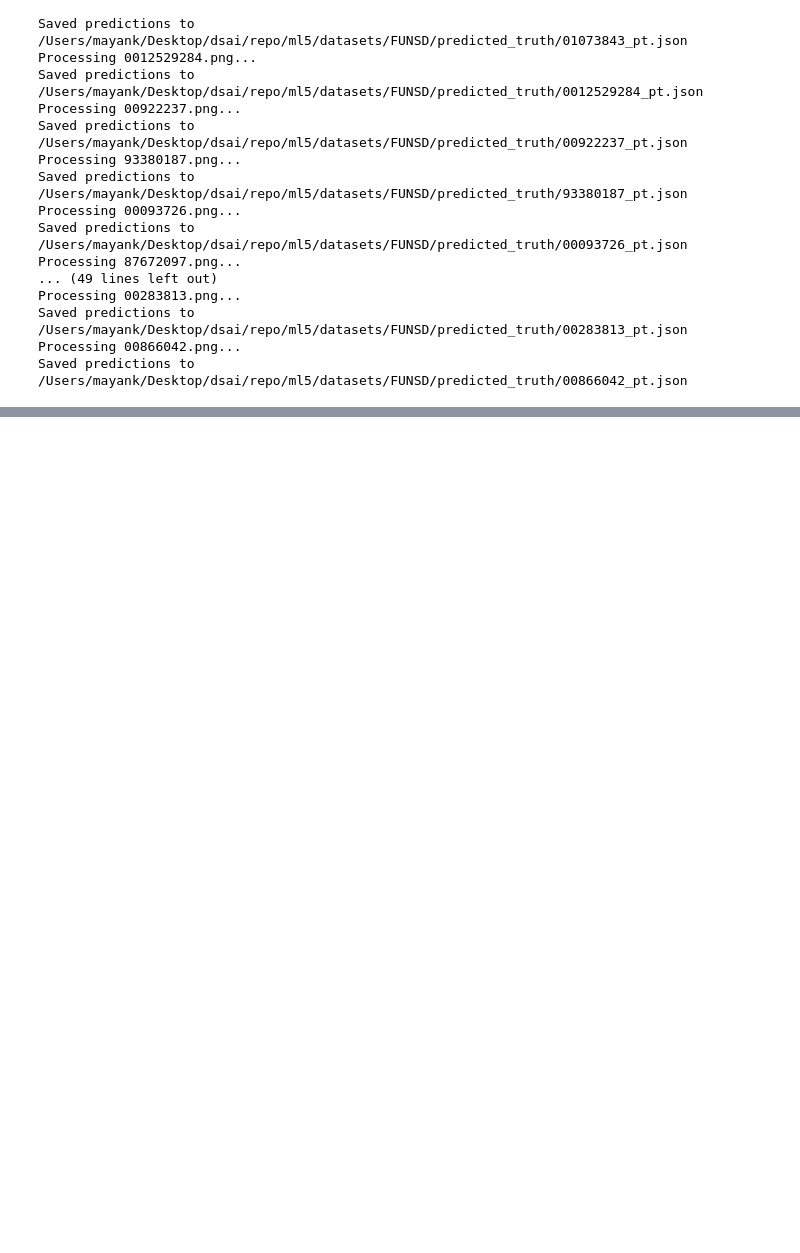
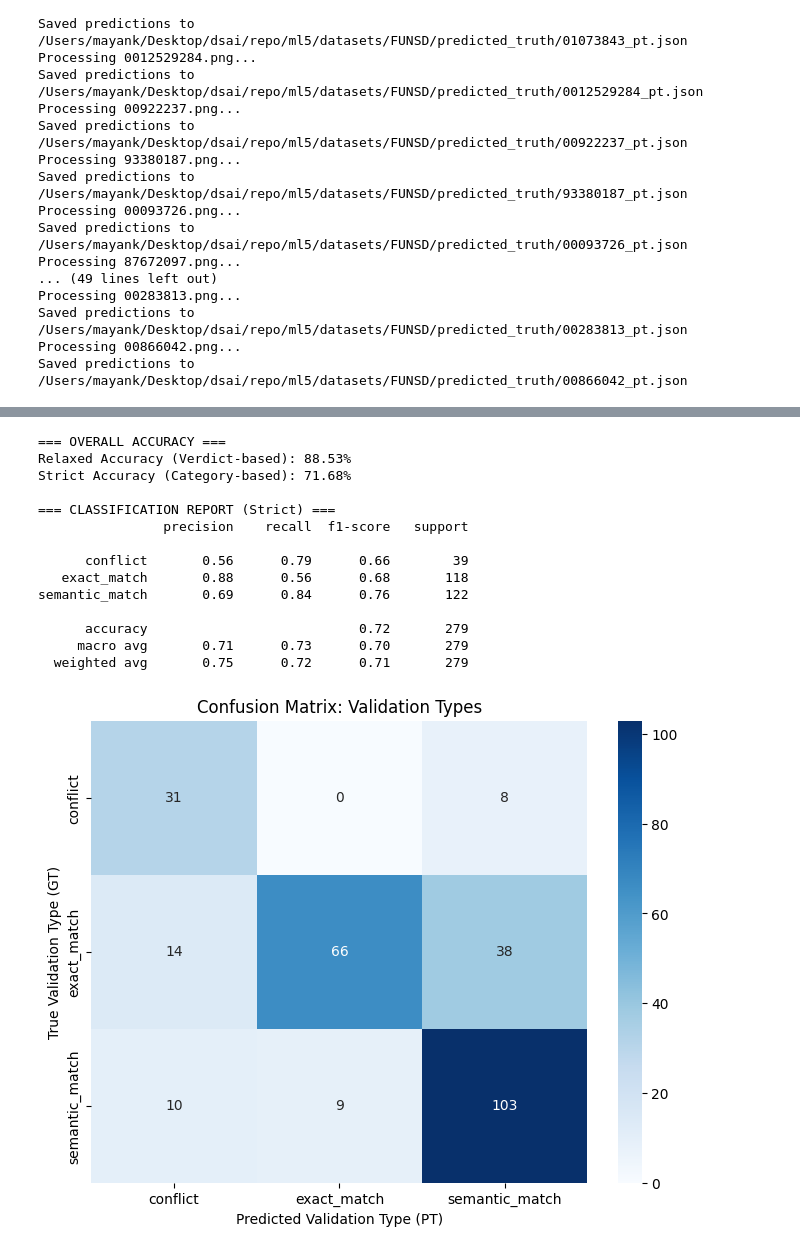
Before and after one commit to mayank160920/Group-11-DS-and-AI-Lab-Project, a Jupyter notebook: eval_funsd.ipynb, the cells around one changed output, grey strips where cells are left out. Drawn from its saved outputs; the diff is of its cells as text; code cells hidden in the pictures; blank space fills up the shorter version.

```diff
--- a/eval_funsd.ipynb
+++ b/eval_funsd.ipynb
@@ -66,0 +196,66 @@ Saved predictions to /Users/mayank/Desktop/dsai/repo/ml5/datasets/FUNSD/predicte
+# %%
+from sklearn.metrics import accuracy_score, classification_report, confusion_matrix
+import matplotlib.pyplot as plt
+import seaborn as sns
+
+# Ensure we are dropping any remaining NaNs in the prediction column just in case
+eval_df = filtered_df.dropna(subset=['gt_validation_type', 'pt_validation_type']).copy()
+
+# ---------------------------------------------------------
+# 1. ACCURACY METRICS
+# ---------------------------------------------------------
+# Relaxed Accuracy (Based on your custom 'verdict' logic)
+verdict_counts = eval_df['verdict'].value_counts()
+relaxed_accuracy = verdict_counts.get(True, 0) / len(eval_df)
+
+# Strict Accuracy (Exact category match)
+strict_accuracy = accuracy_score(eval_df['gt_validation_type'], eval_df['pt_validation_type'])
+
+print("=== OVERALL ACCURACY ===")
+print(f"Relaxed Accuracy (Verdict-based): {relaxed_accuracy:.2%}")
+print(f"Strict Accuracy (Category-based): {strict_accuracy:.2%}\n")
+
+# ---------------------------------------------------------
+# 2. PRECISION, RECALL, & F1-SCORE
+# ---------------------------------------------------------
+print("=== CLASSIFICATION REPORT (Strict) ===")
+# zero_division=0 prevents warnings if a class is completely missed
+report = classification_report(
+    eval_df['gt_validation_type'],
+    eval_df['pt_validation_type'],
+    zero_division=0
+)
+print(report)
+
+# ---------------------------------------------------------
+# 3. CONFUSION MATRIX VISUALIZATION
+# ---------------------------------------------------------
+cm = confusion_matrix(eval_df['gt_validation_type'], eval_df['pt_validation_type'])
+
+# Get the unique labels dynamically to label the axes correctly
+labels = sorted(eval_df['gt_validation_type'].unique())
+
+plt.figure(figsize=(8, 6))
+sns.heatmap(cm, annot=True, fmt='d', cmap='Blues',
+            xticklabels=labels, yticklabels=labels)
+
+plt.title('Confusion Matrix: Validation Types')
+plt.xlabel('Predicted Validation Type (PT)')
+plt.ylabel('True Validation Type (GT)')
+plt.show()
+# %% [output]
+=== OVERALL ACCURACY ===
+Relaxed Accuracy (Verdict-based): 88.53%
+Strict Accuracy (Category-based): 71.68%
+
+=== CLASSIFICATION REPORT (Strict) ===
+                precision    recall  f1-score   support
+
+      conflict       0.56      0.79      0.66        39
+   exact_match       0.88      0.56      0.68       118
+semantic_match       0.69      0.84      0.76       122
+
+      accuracy                           0.72       279
+     macro avg       0.71      0.73      0.70       279
+  weighted avg       0.75      0.72      0.71       279
+[figure, added]
```
Also changed, not shown: parts of 8 cells of this notebook, 4 other files.
